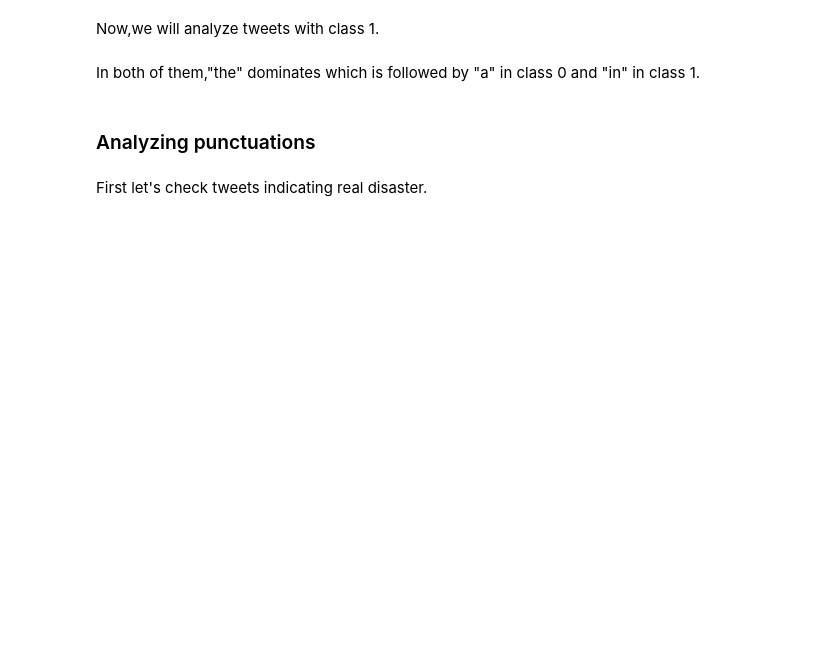
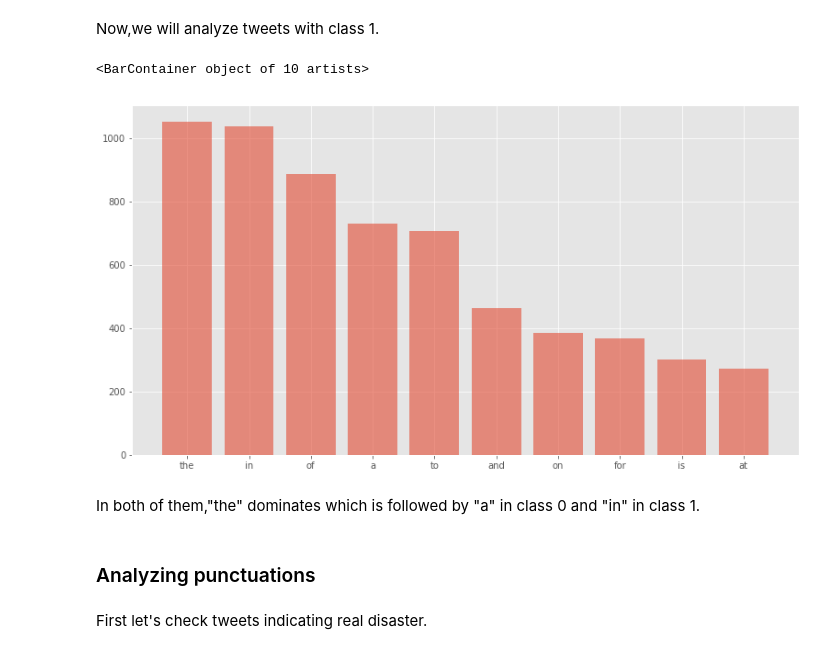
Before and after one commit to HieuFromWaterloo/realornot, a Jupyter notebook: Init0220.ipynb, the cells around one changed output. Saved outputs shown, nothing was run; the diff lists cells and outputs as text; code cells hidden in the pictures; blank space fills up the shorter version.

```diff
--- a/Init0220.ipynb
+++ b/Init0220.ipynb
@@ -230,17 +267,20 @@ Now,we will analyze tweets with class 1.
 # %%
 corpus=create_corpus(1)
 
 dic=defaultdict(int)
 for word in corpus:
     if word in stop:
         dic[word]+=1
 
 top=sorted(dic.items(), key=lambda x:x[1],reverse=True)[:10]
 
 
 plt.rcParams['figure.figsize'] = (13, 7)
 x,y=zip(*top)
-plt.bar(x,y)
+plt.bar(x,y, alpha=0.6)
+# %% [output]
+<BarContainer object of 10 artists>
+[figure, added]
 # %% [markdown]
 In both of them,"the" dominates which is followed by "a" in class 0 and "in" in class 1.
 # %% [markdown]
```
Also changed, not shown: parts of 90 cells of this notebook.
